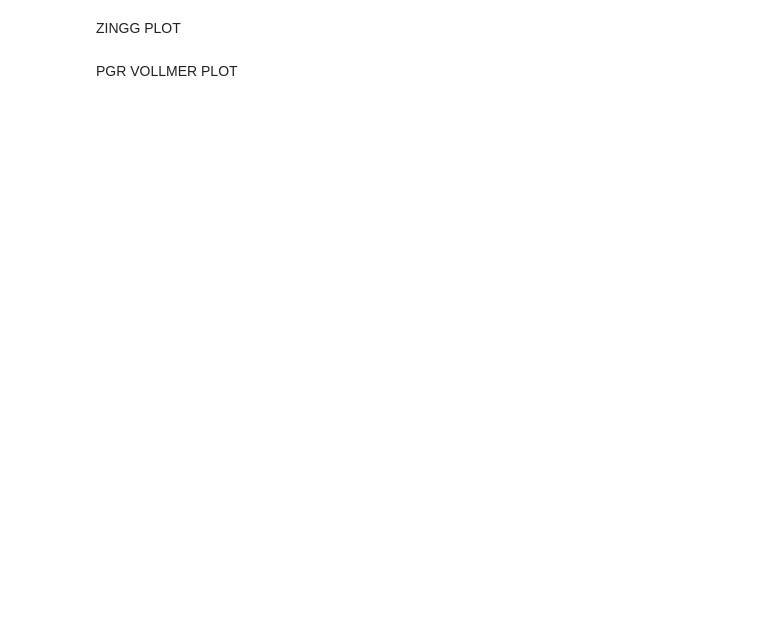
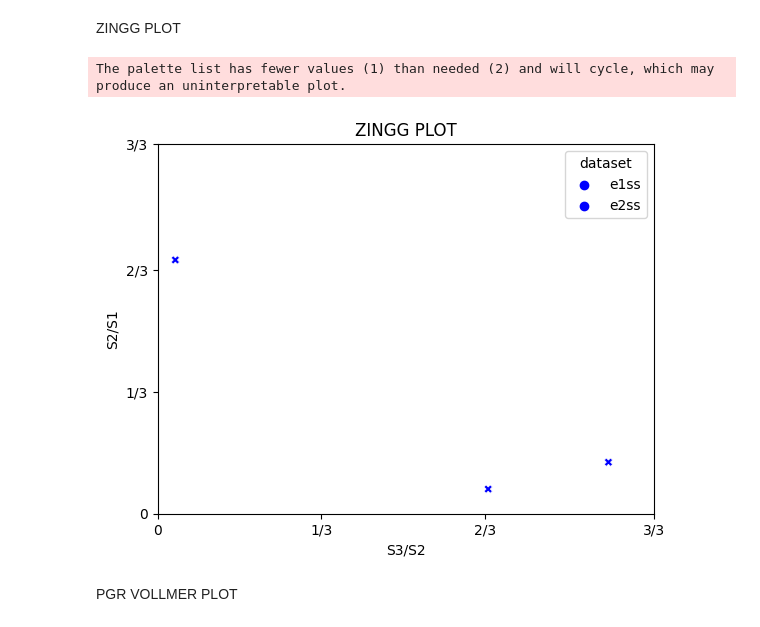
Before and after one commit to mzucali/didactics, a Jupyter notebook: ZinggFlinnPRG_StatsPlots.ipynb, the cells around one changed output. Cells and saved outputs as stored; diff of their text form; code cells hidden in the pictures; blank space fills up the shorter version.

```diff
--- a/ZinggFlinnPRG_StatsPlots.ipynb
+++ b/ZinggFlinnPRG_StatsPlots.ipynb
@@ -42,19 +60,22 @@ plt.show()
 # %% [markdown]
 ZINGG PLOT
 # %%
-sns.scatterplot(data=data, x="S3/S2", y="S2/S1", hue="dataset", marker="X", palette=['blue']).set_title('ZINGG PLOT')
+sns.scatterplot(data=pippo, x="S3/S2", y="S2/S1", hue="dataset", marker="X", palette=['blue']).set_title('ZINGG PLOT')
 ##^^^^ QUI DOVETE CAMBIARE LE INTESTAZIONI degli assi x e y^^^^^
 
 # control x and y limits
 plt.ylim(0, 1)
 plt.xlim(0, 1)
 #plt.set_yticks(range(len(data)-5))
 #plt.xscale('log')
 #plt.yscale('log')
 # specify positions of ticks on x-axis and y-axis
 plt.xticks([0, 0.33, 0.66, 1], ['0', '1/3', '2/3', '3/3'])
 plt.yticks([0, 0.33, 0.66, 1], ['0', '1/3', '2/3', '3/3'])
 plt.show()
+# %% [output]
+The palette list has fewer values (1) than needed (2) and will cycle, which may produce an uninterpretable plot.
+[figure, added]
 # %% [markdown]
 PGR VOLLMER PLOT
 # %%
```
Also changed, not shown: parts of 6 cells of this notebook.
